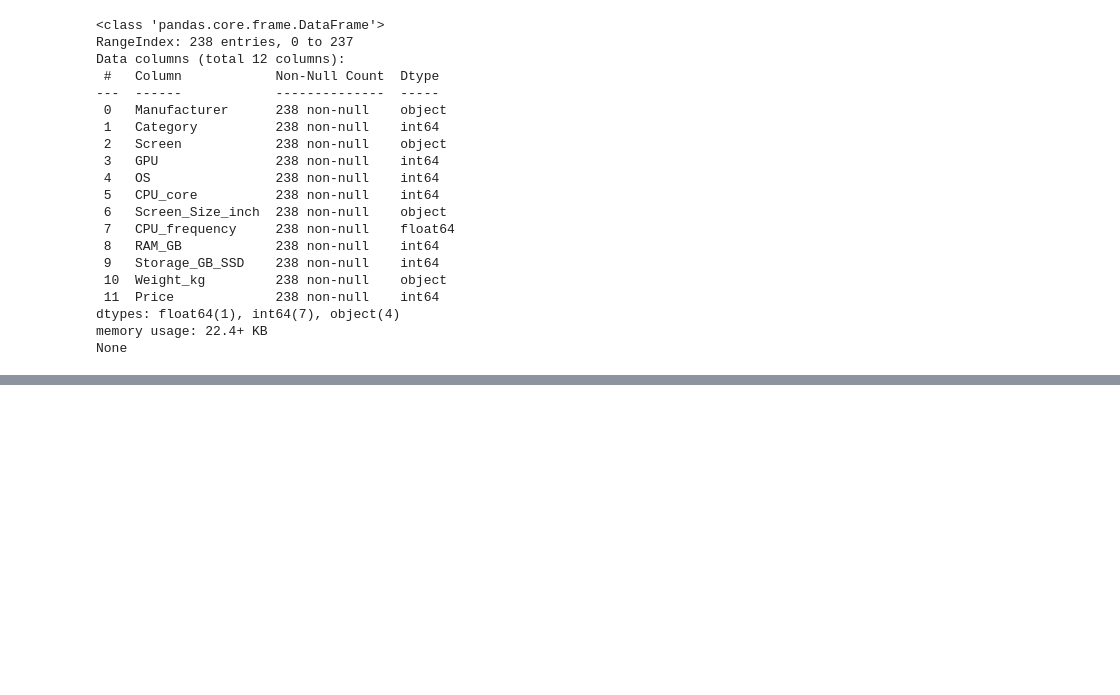
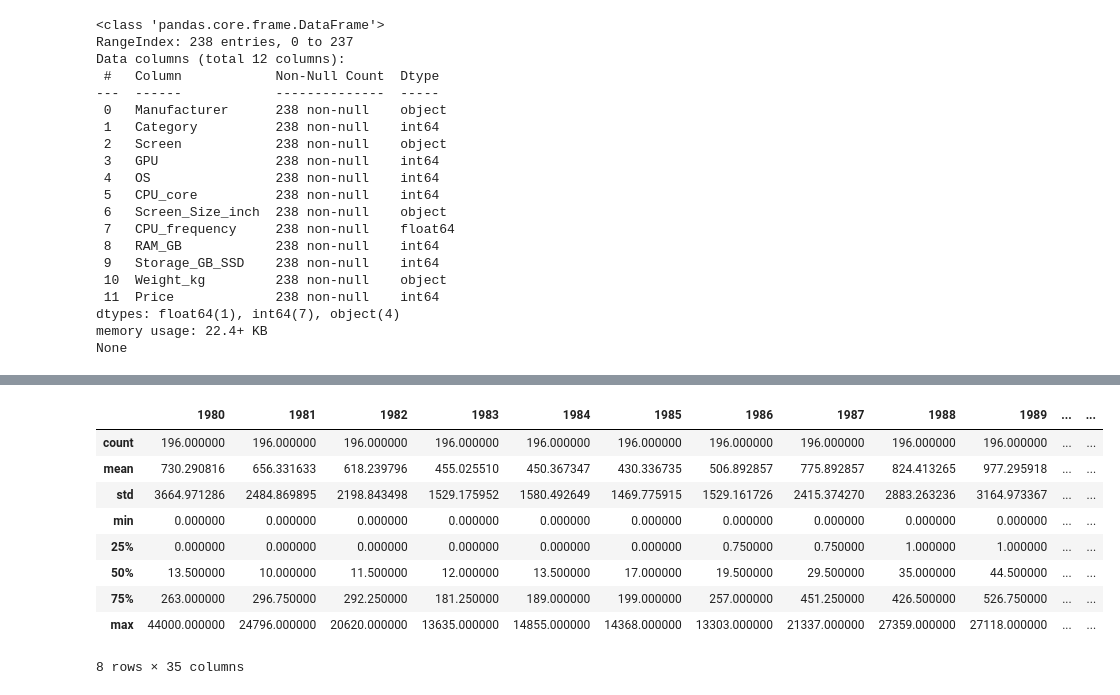
Before and after one commit to vibhavarik23/Data-Analysis, a Jupyter notebook: 1_pandas.ipynb, the cells around one changed output, grey strips where cells are left out. Cells and saved outputs as stored; diff of their text form; code cells hidden in the pictures; blank space fills up the shorter version.

```diff
--- a/1_pandas.ipynb
+++ b/1_pandas.ipynb
@@ -129,0 +135,4 @@ None
+# %%
+path="C:/Users/hp/gitrepositories/Datasets/Canada.xlsx"
+df_can=pd.read_excel(path,sheet_name="Canada by Citizenship", skiprows=range(20),skipfooter=1)
+print('Data read into a pandas dataframe!')
@@ -129,0 +202,4 @@ None
+# %%
+# in pandas axis=0 represents rows (default) and axis=1 represents columns.
+df_can.drop(['AREA','REG','DEV','Type','Coverage'], axis=1, inplace=True)
+df_can.head(2)
@@ -129,0 +211,3 @@ None
+# %%
+df_can.rename(columns={'OdName':'Country', 'AreaName':'Continent', 'RegName':'Region'}, inplace=True)
+df_can.columns
@@ -129,0 +260,13 @@ None
+# %%
+df_can.describe()
+# %% [output]
+|  | 1980 | 1981 | 1982 | 1983 | 1984 | 1985 | 1986 | 1987 | 1988 | 1989 | ... | ... |
+| count | 196.000000 | 196.000000 | 196.000000 | 196.000000 | 196.000000 | 196.000000 | 196.000000 | 196.000000 | 196.000000 | 196.000000 | ... | ... |
+| mean | 730.290816 | 656.331633 | 618.239796 | 455.025510 | 450.367347 | 430.336735 | 506.892857 | 775.892857 | 824.413265 | 977.295918 | ... | ... |
+| std | 3664.971286 | 2484.869895 | 2198.843498 | 1529.175952 | 1580.492649 | 1469.775915 | 1529.161726 | 2415.374270 | 2883.263236 | 3164.973367 | ... | ... |
+| min | 0.000000 | 0.000000 | 0.000000 | 0.000000 | 0.000000 | 0.000000 | 0.000000 | 0.000000 | 0.000000 | 0.000000 | ... | ... |
+| 25% | 0.000000 | 0.000000 | 0.000000 | 0.000000 | 0.000000 | 0.000000 | 0.750000 | 0.750000 | 1.000000 | 1.000000 | ... | ... |
+| 50% | 13.500000 | 10.000000 | 11.500000 | 12.000000 | 13.500000 | 17.000000 | 19.500000 | 29.500000 | 35.000000 | 44.500000 | ... | ... |
+| 75% | 263.000000 | 296.750000 | 292.250000 | 181.250000 | 189.000000 | 199.000000 | 257.000000 | 451.250000 | 426.500000 | 526.750000 | ... | ... |
+| max | 44000.000000 | 24796.000000 | 20620.000000 | 13635.000000 | 14855.000000 | 14368.000000 | 13303.000000 | 21337.000000 | 27359.000000 | 27118.000000 | ... | ... |
+8 rows × 35 columns
```
Also changed, not shown: parts of 42 cells of this notebook, 1 other file.
